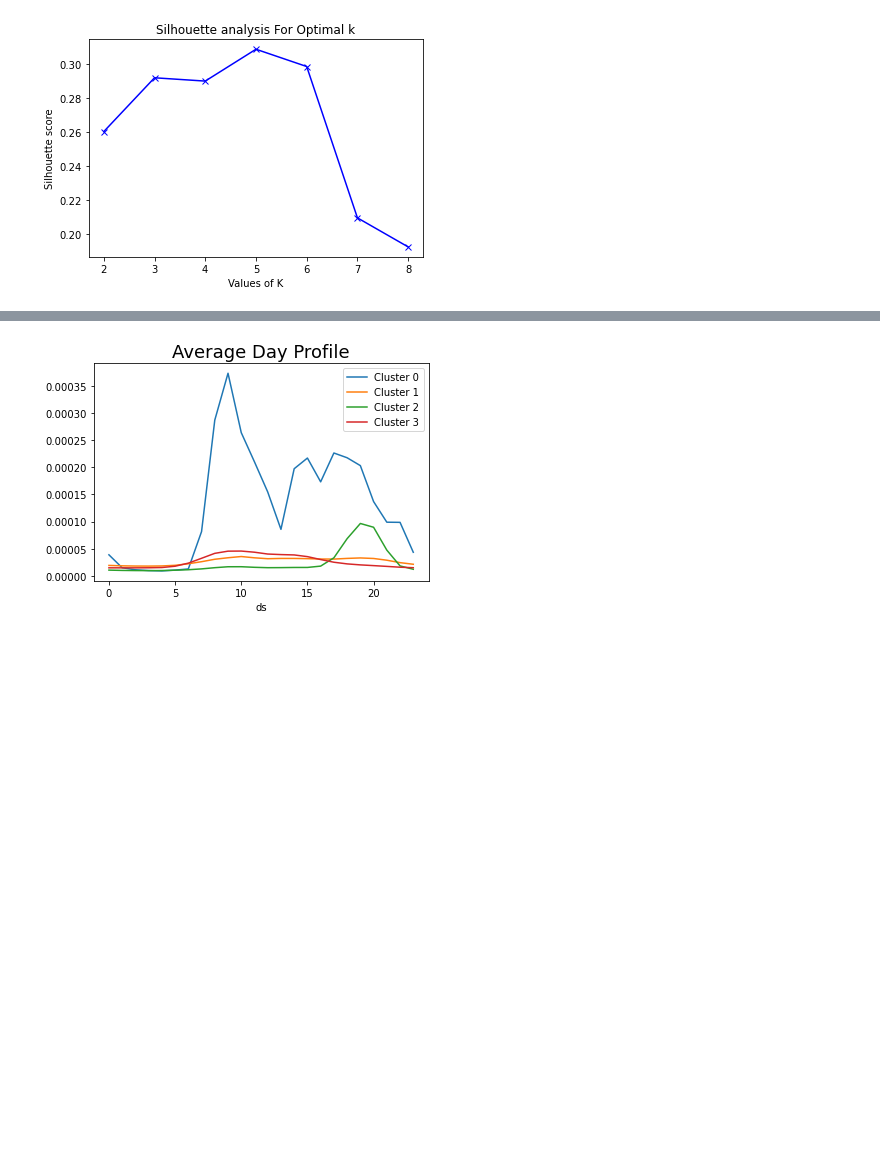
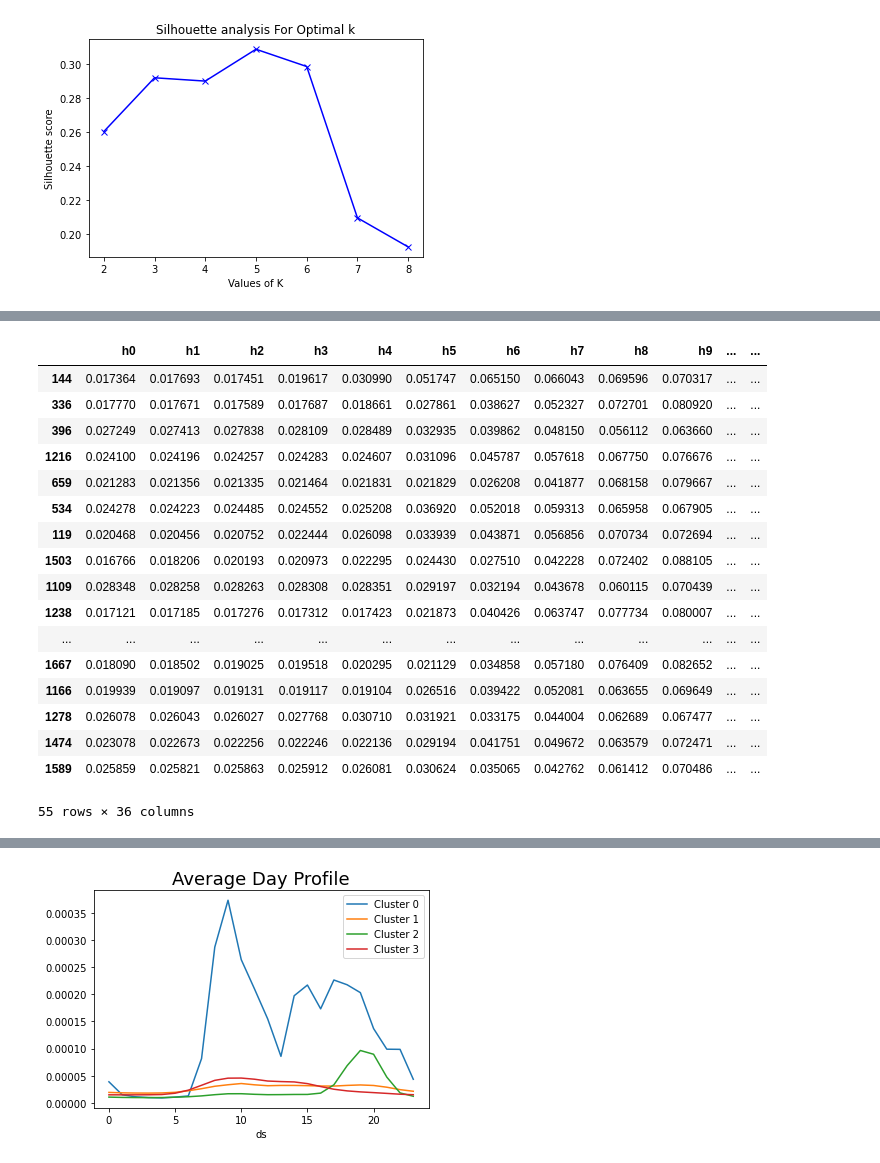
Before and after one commit to EVERGi/SLP_generator, a Jupyter notebook: notebooks/social_clustering.ipynb, the cells around one changed output, grey strips where cells are left out. Drawn from its saved outputs; the diff is of its cells as text; code cells hidden in the pictures; blank space fills up the shorter version.

```diff
--- a/notebooks/social_clustering.ipynb
+++ b/notebooks/social_clustering.ipynb
@@ -145,0 +149,21 @@ fig.show()
+# %%
+schools
+# %% [output]
+|  | h0 | h1 | h2 | h3 | h4 | h5 | h6 | h7 | h8 | h9 | ... | ... |
+| 144 | 0.017364 | 0.017693 | 0.017451 | 0.019617 | 0.030990 | 0.051747 | 0.065150 | 0.066043 | 0.069596 | 0.070317 | ... | ... |
+| 336 | 0.017770 | 0.017671 | 0.017589 | 0.017687 | 0.018661 | 0.027861 | 0.038627 | 0.052327 | 0.072701 | 0.080920 | ... | ... |
+| 396 | 0.027249 | 0.027413 | 0.027838 | 0.028109 | 0.028489 | 0.032935 | 0.039862 | 0.048150 | 0.056112 | 0.063660 | ... | ... |
+| 1216 | 0.024100 | 0.024196 | 0.024257 | 0.024283 | 0.024607 | 0.031096 | 0.045787 | 0.057618 | 0.067750 | 0.076676 | ... | ... |
+| 659 | 0.021283 | 0.021356 | 0.021335 | 0.021464 | 0.021831 | 0.021829 | 0.026208 | 0.041877 | 0.068158 | 0.079667 | ... | ... |
+| 534 | 0.024278 | 0.024223 | 0.024485 | 0.024552 | 0.025208 | 0.036920 | 0.052018 | 0.059313 | 0.065958 | 0.067905 | ... | ... |
+| 119 | 0.020468 | 0.020456 | 0.020752 | 0.022444 | 0.026098 | 0.033939 | 0.043871 | 0.056856 | 0.070734 | 0.072694 | ... | ... |
+| 1503 | 0.016766 | 0.018206 | 0.020193 | 0.020973 | 0.022295 | 0.024430 | 0.027510 | 0.042228 | 0.072402 | 0.088105 | ... | ... |
+| 1109 | 0.028348 | 0.028258 | 0.028263 | 0.028308 | 0.028351 | 0.029197 | 0.032194 | 0.043678 | 0.060115 | 0.070439 | ... | ... |
+| 1238 | 0.017121 | 0.017185 | 0.017276 | 0.017312 | 0.017423 | 0.021873 | 0.040426 | 0.063747 | 0.077734 | 0.080007 | ... | ... |
+| ... | ... | ... | ... | ... | ... | ... | ... | ... | ... | ... | ... | ... |
+| 1667 | 0.018090 | 0.018502 | 0.019025 | 0.019518 | 0.020295 | 0.021129 | 0.034858 | 0.057180 | 0.076409 | 0.082652 | ... | ... |
+| 1166 | 0.019939 | 0.019097 | 0.019131 | 0.019117 | 0.019104 | 0.026516 | 0.039422 | 0.052081 | 0.063655 | 0.069649 | ... | ... |
+| 1278 | 0.026078 | 0.026043 | 0.026027 | 0.027768 | 0.030710 | 0.031921 | 0.033175 | 0.044004 | 0.062689 | 0.067477 | ... | ... |
+| 1474 | 0.023078 | 0.022673 | 0.022256 | 0.022246 | 0.022136 | 0.029194 | 0.041751 | 0.049672 | 0.063579 | 0.072471 | ... | ... |
+| 1589 | 0.025859 | 0.025821 | 0.025863 | 0.025912 | 0.026081 | 0.030624 | 0.035065 | 0.042762 | 0.061412 | 0.070486 | ... | ... |
+55 rows × 36 columns
```
Also changed, not shown: parts of 7 cells of this notebook, 2 other files.
